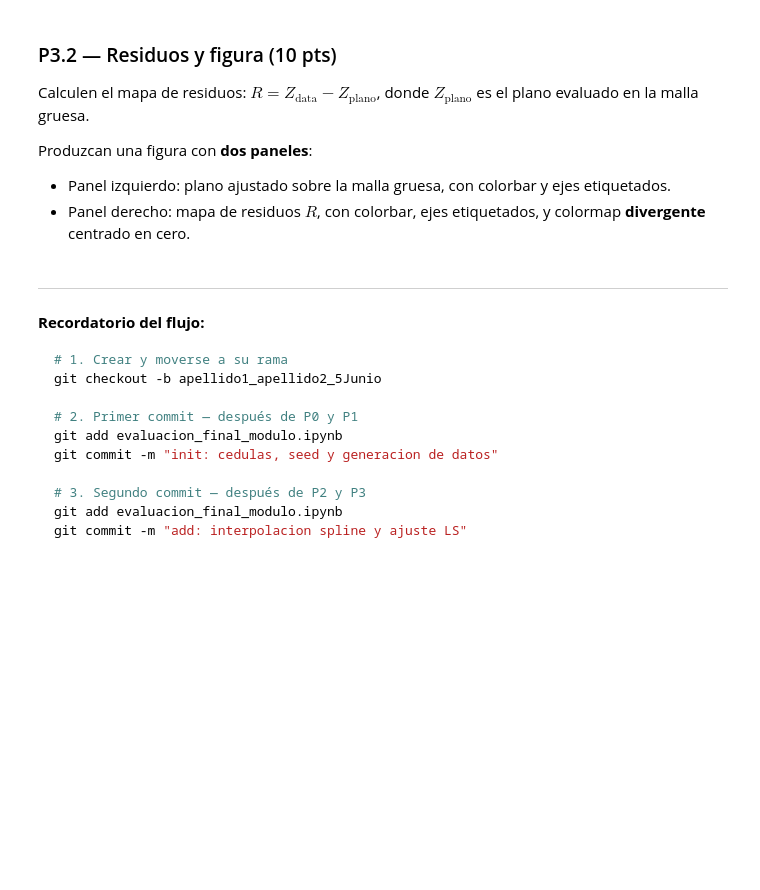
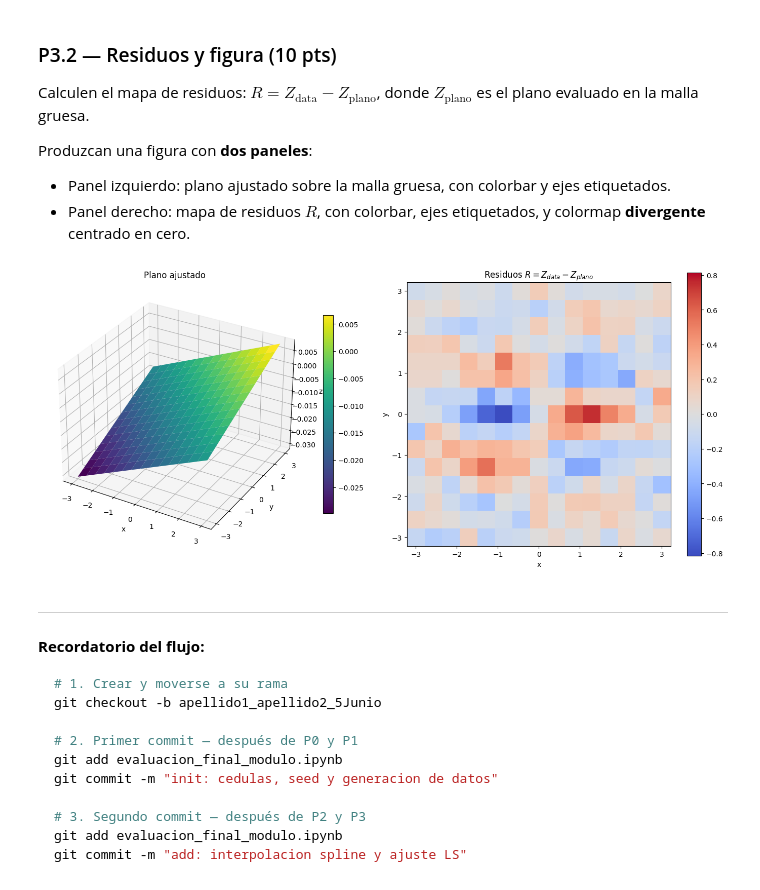
Before and after one commit to manubastidas/programacionCientifica, a Jupyter notebook: Evaluacion/londono_serna_evaluacion1.ipynb, the cells around one changed output. Cells and saved outputs as stored; diff of their text form; code cells hidden in the pictures; blank space fills up the shorter version.

```diff
--- a/Evaluacion/londono_serna_evaluacion1.ipynb
+++ b/Evaluacion/londono_serna_evaluacion1.ipynb
@@ -202,6 +307,58 @@ Produzcan una figura con **dos paneles**:
 - Panel derecho: mapa de residuos $R$, con colorbar, ejes etiquetados, y colormap **divergente** centrado en cero.
 # %%
 # TODO P3.2: plano ajustado y mapa de residuos
+import numpy as np
+import matplotlib.pyplot as plt
+from matplotlib.colors import TwoSlopeNorm
+
+# Evaluar el plano en la malla gruesa
+Z_plano = c0 + c1*X_raw + c2*Y_raw
+
+# Residuos
+R = Z_data - Z_plano
+
+# Normalización divergente centrada en cero
+rmax = np.max(np.abs(R))
+norm_res = TwoSlopeNorm(vmin=-rmax, vcenter=0, vmax=rmax)
+
+fig = plt.figure(figsize=(14, 6))
+
+# Panel izquierdo: plano ajustado
+ax1 = fig.add_subplot(1, 2, 1, projection='3d')
+
+surf1 = ax1.plot_surface(
+    X_raw, Y_raw, Z_plano,
+    cmap='viridis'
+)
+
+ax1.set_title('Plano ajustado')
+ax1.set_xlabel('x')
+ax1.set_ylabel('y')
+ax1.set_zlabel('z')
+
+fig.colorbar(surf1, ax=ax1, shrink=0.7)
+
+# Panel derecho: mapa de residuos
+ax2 = fig.add_subplot(1, 2, 2)
+
+im = ax2.pcolormesh(
+    X_raw, Y_raw, R,
+    cmap='coolwarm',
+    norm=norm_res,
+    shading='auto'
+)
+
+ax2.set_title('Residuos $R = Z_{data} - Z_{plano}$')
+ax2.set_xlabel('x')
+ax2.set_ylabel('y')
+ax2.set_aspect('equal')
+
+fig.colorbar(im, ax=ax2)
+
+plt.tight_layout()
+plt.show()
+# %% [output]
+[figure, added]
 # %% [markdown]
 ---
 **Recordatorio del flujo:**
```
Also changed, not shown: parts of 3 cells of this notebook.
